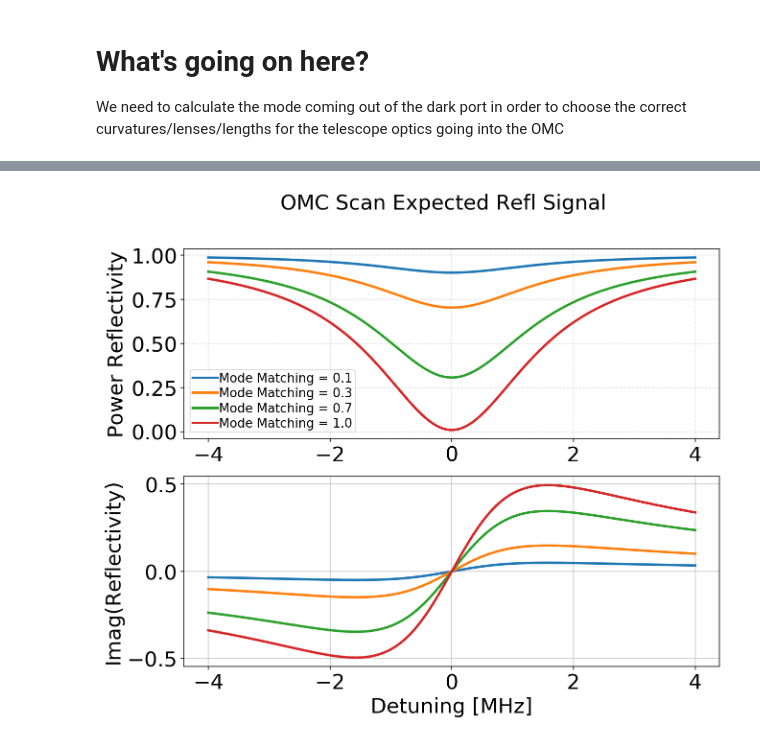
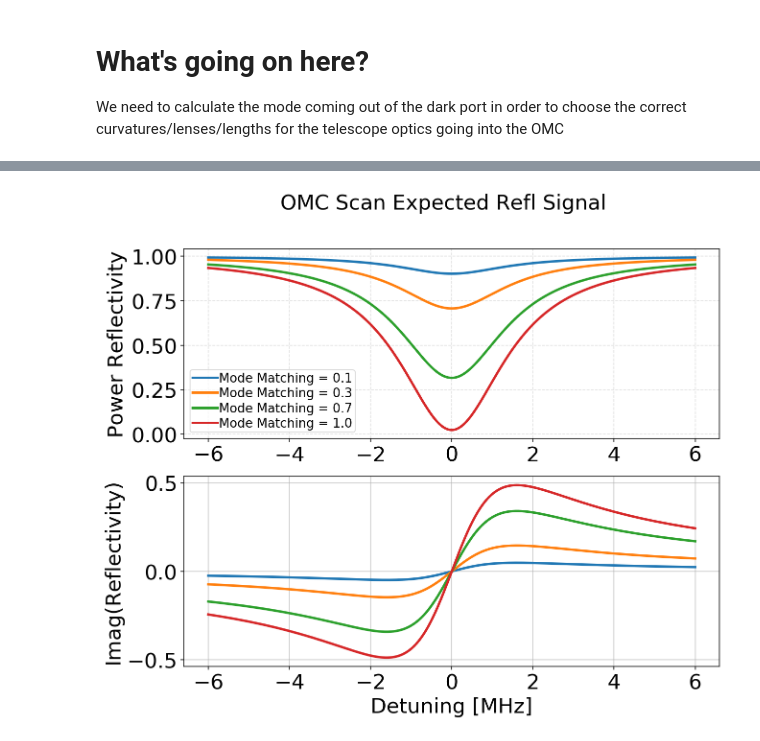
Before and after one commit to aa158/40m, a Jupyter notebook: OMC/Modeling/refl_signal/OMC_modeMatching.ipynb, the cells around one changed output, grey strips where cells are left out. Drawn from its saved outputs; the diff is of its cells as text; code cells hidden in the pictures.

```diff
--- a/OMC/Modeling/refl_signal/OMC_modeMatching.ipynb
+++ b/OMC/Modeling/refl_signal/OMC_modeMatching.ipynb
@@ -75,16 +69,6 @@ def Tcav(deltaf,T=Tmirr,loss=Lback):
 # %%
 def grt(deltaf,FSR=FSR,T=Tmirr,loss=Lback):
     phi = 2*np.pi*deltaf/FSR
-    r = np.sqrt(1-T-loss)
-    return r**2*np.e**(-1j*phi)*(1-2*loss)
-def Rcav(deltaf,FSR=FSR,T=Tmirr,loss=Lback):
-    t = np.sqrt(T)
-    r = np.sqrt(1-T-loss)
-    g = grt(deltaf,FSR,T,loss)
-    return r-(t**2/r)*g/(1-g)
+    totalLoss = 4*loss
+    r = np.sqrt(1-T-totalLoss)
+    return r**2*np.e**(-1j*phi)*(1-totalLoss)
-# %%
-fscan = np.linspace(-4e6,4e6,500)
-Rcavs = Rcav(fscan)
-Tcavs = Tcav(fscan)
-plt.plot(fscan,Rcavs)
-print(np.max(Tcavs)
@@ -93,4 +74,0 @@ SyntaxError: unexpected EOF while parsing (<ipython-input-254-a5299493da5c>, lin
-# %%
-fscan = np.linspace(-4e6,4e6,500)
-Rcavs = 1-Tcav(fscan,loss=0)
-plt.plot(fscan,Rcavs)
@@ -101,9 +76,11 @@ plt.plot(fscan,Rcavs)
 modeMatch = 0.1
 def Rcav(deltaf,FSR=FSR,T=Tmirr,loss=Lback,match=modeMatch):
     Rprompt = 1-match
+    totalLoss = 4*loss
     t = np.sqrt(T)
-    r = np.sqrt(1-T-loss)
+    r = np.sqrt(1-T-totalLoss) # 4* loss because there are 4 mirrors?
     g = grt(deltaf,FSR,T,loss)
-    Refl = np.real(Rprompt+match*(r-(t**2/r)*g/(1-g)))
-    iRefl = np.imag(Rprompt+match*(r-(t**2/r)*g/(1-g)))
+    R = Rprompt+match*(r-(t**2/r)*g/(1-g))
+    Refl = np.real(R)
+    iRefl = np.imag(R)
     return Refl,iRefl
@@ -130,20 +87,20 @@ for ax in [M_ax, Tic_ax, Tp_ax]:
 # %%
-fscan = np.linspace(-4e6,4e6,500)
+fscan = np.linspace(-6e6,6e6,500)
 matches = np.array([0.1,0.3,0.7,1])
 
 fig3, ax3 = plt.subplots(2,1,figsize=(10,8))
 for mm in matches:
     Rcavs,iRcavs = Rcav(fscan, match=mm)
     ax3[0].plot(fscan/1e6,Rcavs,label='Mode Matching = {}'.format(mm))
     ax3[1].plot(fscan/1e6,iRcavs,label='Mode Matching = {}'.format(mm))
 
 ax3[0].legend(loc='best')
 ax3[0].grid('on',which='both', linestyle='--', alpha=0.4)
 ax3[1].set_xlabel('Detuning [MHz]')
 ax3[0].set_ylabel('Power Reflectivity')
 ax3[1].set_ylabel('Imag(Reflectivity)')
 ax3[0].set_yticks(np.linspace(0,1,5))
 fig3.suptitle('OMC Scan Expected Refl Signal')
 fig3.savefig('omcRefl.pdf')
 # %% [output]
-[figure, old version]
+[figure, new version]
```
Also changed, not shown: parts of 4 cells of this notebook, 3 other files.
